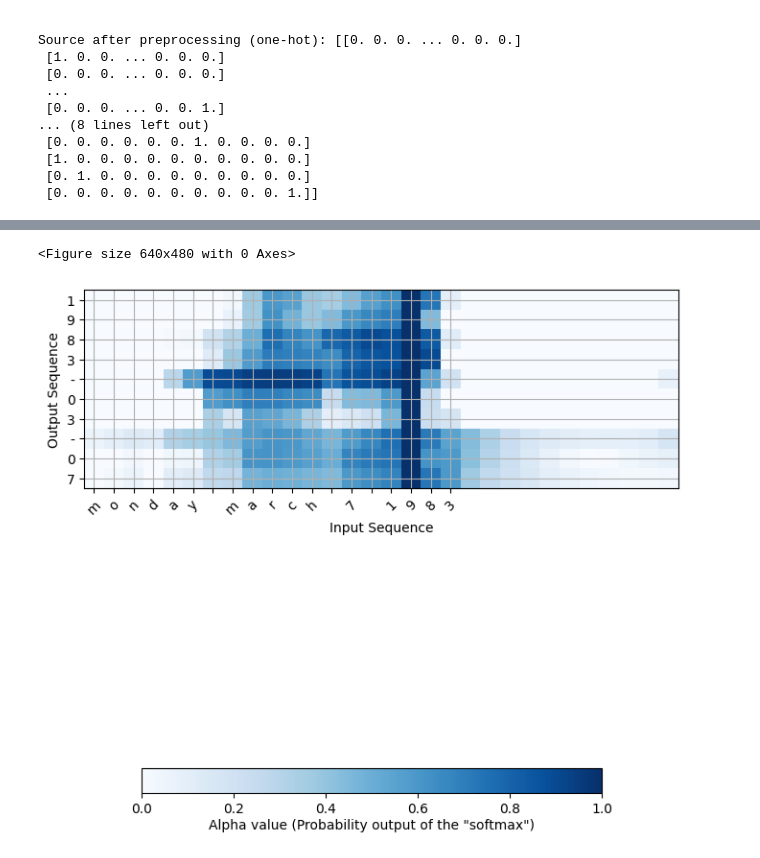
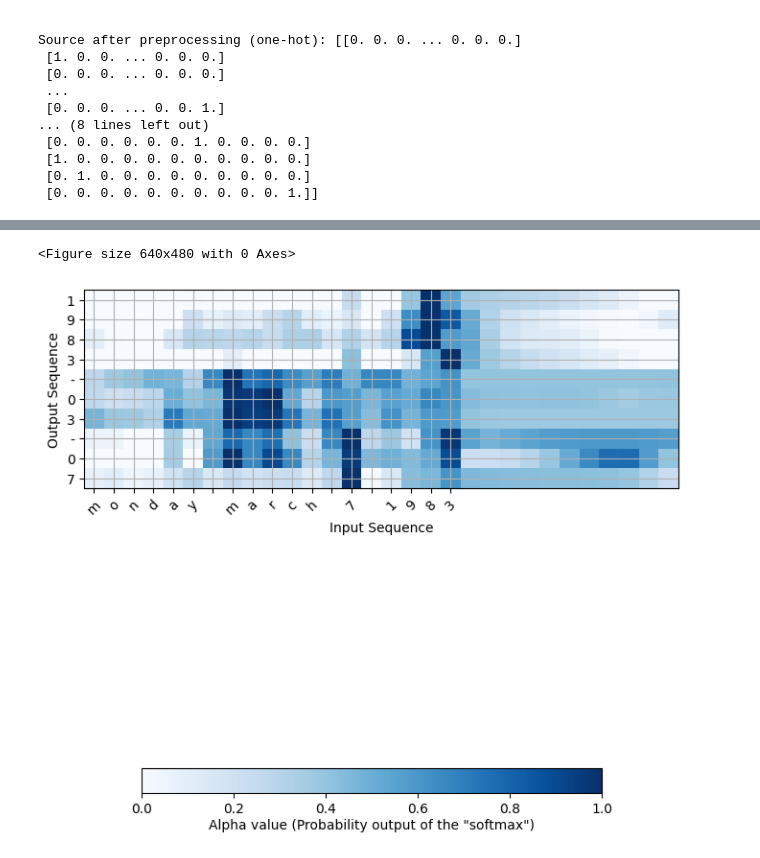
Before and after one commit to Klebervc/projeto_attention, a Jupyter notebook: files/projeto_2_2.ipynb, the cells around one changed output, grey strips where cells are left out. Drawn from its saved outputs; the diff is of its cells as text; code cells hidden in the pictures.

```diff
--- a/files/projeto_2_2.ipynb
+++ b/files/projeto_2_2.ipynb
@@ -228,8 +228,8 @@ def one_step_attention(a, s_prev):
     context = dotor([alphas, a])
     return context
 # %%
-n_a = 32
-n_s = 64
+n_a = 70
+n_s = 140
 post_activation_LSTM_cell = LSTM(n_s, return_state = True)
 output_layer = Dense(len(machine_vocab), activation=softmax)
 # %%
@@ -421,3 +421,3 @@ attention_map = plot_attention_map(model_2, human_vocab, inv_machine_vocab, "wed
 # %%
-attention_map = plot_attention_map(model_2, human_vocab, inv_machine_vocab, "monday march 7 1983", num = 7, n_s = 64)
+attention_map = plot_attention_map(model_2, human_vocab, inv_machine_vocab, "monday march 7 1983", num = 7, n_s = 140)
 # %% [output]
@@ -425,3 +425,3 @@ attention_map = plot_attention_map(model_2, human_vocab, inv_machine_vocab, "mon
 <Figure size 640x480 with 0 Axes>
-[figure, old version]
+[figure, new version]
 # %%
```
Also changed, not shown: parts of 7 cells of this notebook, 2 other files.
